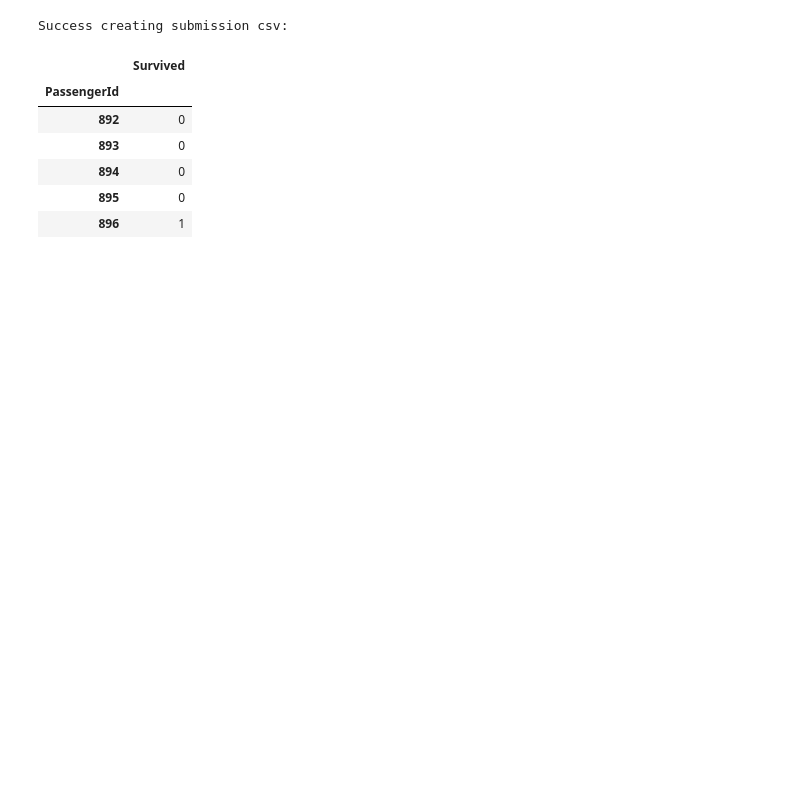
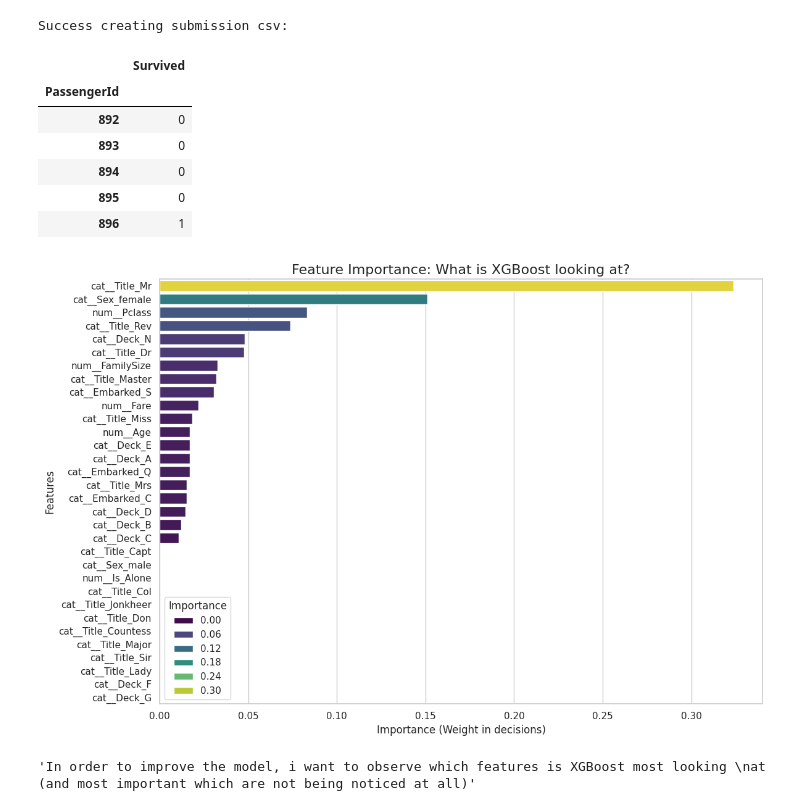
Before and after one commit to AlexPMontes/Kaggle-Classic-Titanic, a Jupyter notebook: titanic-model.ipynb, the cells around one changed output. Cells and saved outputs as stored; diff of their text form; code cells hidden in the pictures; blank space fills up the shorter version.

```diff
--- a/titanic-model.ipynb
+++ b/titanic-model.ipynb
@@ -399,15 +421,25 @@ Fitting 5 folds for each of 54 candidates, totalling 270 fits
 Best intern Accuracy (Cross-Validation): 84.18%
 # %%
 # Model training and evaluation
+from sklearn.ensemble import RandomForestClassifier, VotingClassifier
 from sklearn.metrics import accuracy_score, classification_report
 
 xgb_model = grid_search.best_estimator_
 
+model_rf = RandomForestClassifier(
+    n_estimators=200, max_depth=5, random_state=42
+)
+
+final_voting_model = VotingClassifier(
+    estimators=[('xgb', xgb_model), ('rf', model_rf)],
+    voting='soft'
+)
+
 # Train the model
-xgb_model.fit(X_train_processed, y_train)
+final_voting_model.fit(X_train_processed, y_train)
 
 # Make predictions
-y_pred = xgb_model.predict(X_val_processed)
+y_pred = final_voting_model.predict(X_val_processed)
 
 # Evaluate
 accuracy = accuracy_score(y_val, y_pred)
@@ -433,11 +465,11 @@ weighted avg       0.85      0.85      0.85       179
 # Final model fitting with all the data
 
 xgb_final = grid_search.best_estimator_
-xgb_final.fit(X_full_processed, y)
+final_voting_model.fit(X_full_processed, y)
 
 X_test_processed = pre_processing.transform(df_test)
 
-test_predictions = xgb_final.predict(X_test_processed)
+test_predictions = final_voting_model.predict(X_test_processed)
 
 # Create submission
 submission = pd.DataFrame({
@@ -457,3 +489,38 @@ Success creating submission csv:
 | 894 | 0 |
 | 895 | 0 |
 | 896 | 1 |
+# %%
+# 1. We use YOUR model variable: xgb_final
+feature_names = list(X_full_processed.columns)
+importances = list(xgb_final.feature_importances_)
+
+# 2. Create the DataFrame
+df_importances = pd.DataFrame({
+    'Feature': feature_names,
+    'Importance': importances
+})
+
+# 3. Sort from highest to lowest importance
+df_importances = df_importances.sort_values(by='Importance', ascending=False)
+
+# 4. Let's plot!
+plt.figure(figsize=(12, 8))
+sns.barplot(
+    x='Importance',
+    y='Feature',
+    hue='Importance',
+    data=df_importances,
+    palette='viridis'
+)
+
+plt.title('Feature Importance: What is XGBoost looking at?', fontsize=16)
+plt.xlabel('Importance (Weight in decisions)', fontsize=12)
+plt.ylabel('Features', fontsize=12)
+plt.tight_layout()
+plt.show()
+
+'''In order to improve the model, i want to observe which features is XGBoost most looking
+at (and most important which are not being noticed at all)'''
+# %% [output]
+[figure, added]
+'In order to improve the model, i want to observe which features is XGBoost most looking \nat (and most important which are not being noticed at all)'
```
Also changed, not shown: parts of 5 cells of this notebook.
